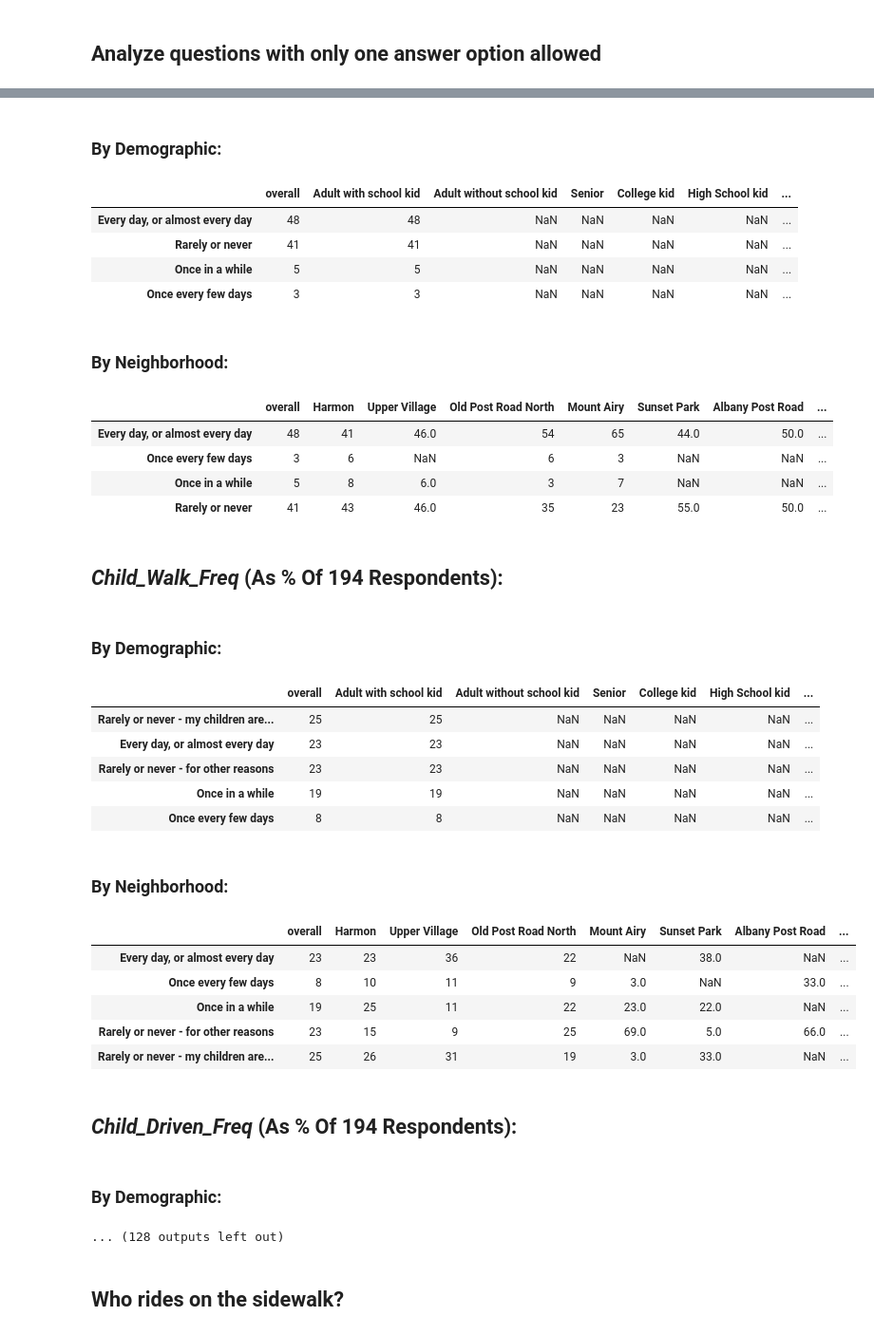
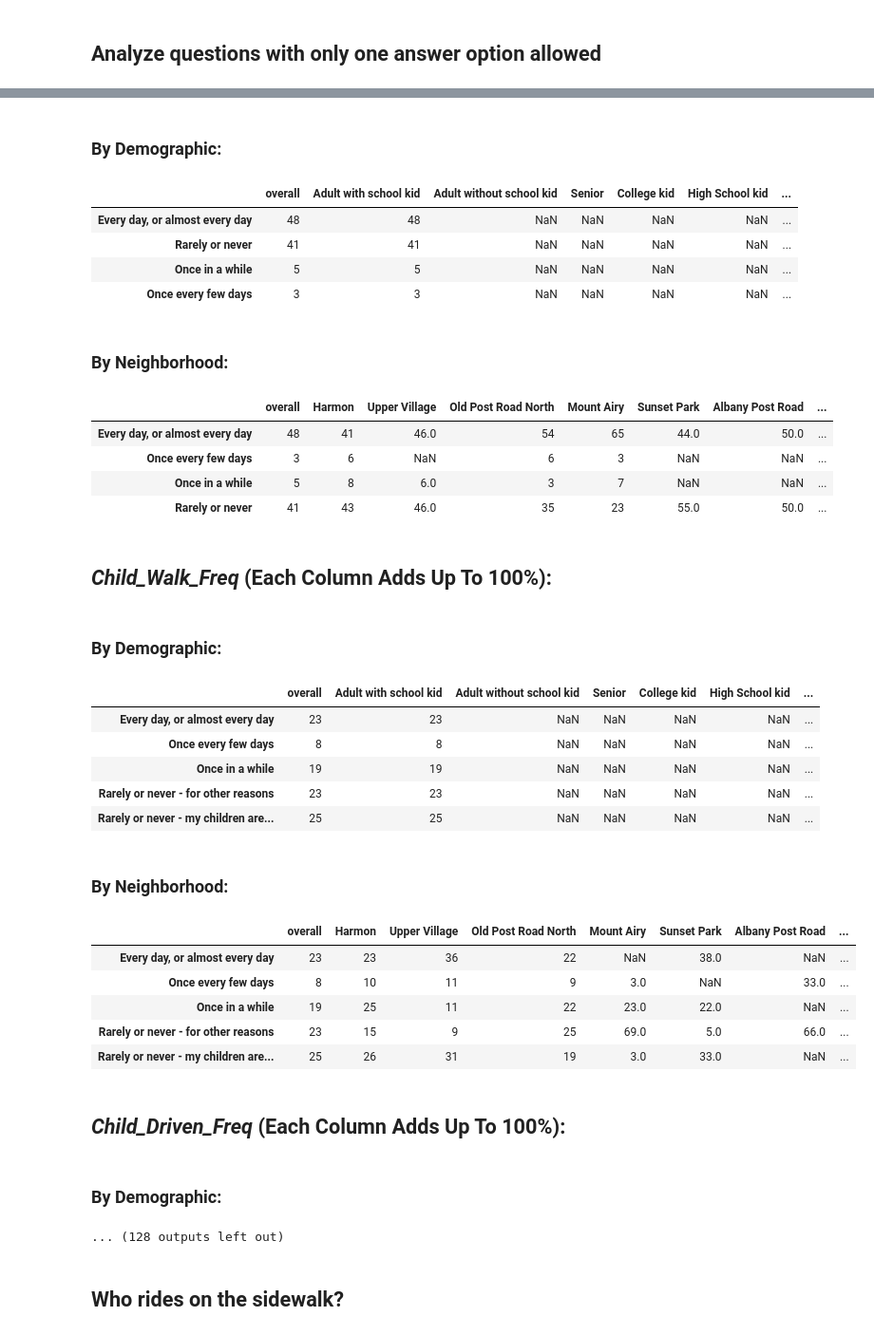
Before and after one commit to croton-on-hudson/bicycle-pedestrian-committee, a Jupyter notebook: survey/analysis/analysis_preliminary.ipynb, the cells around one changed output, grey strips where cells are left out. Shown at 95% size. Drawn from its saved outputs; the diff is of its cells as text; code cells hidden in the pictures.

```diff
--- a/survey/analysis/analysis_preliminary.ipynb
+++ b/survey/analysis/analysis_preliminary.ipynb
@@ -110,7 +110,7 @@ for field in fields:
     df3 = get_breakdown(field, 'neighborhood', percent=True)
 
     # print out results
-    display(Markdown('## *{}* (as % of {} respondents):'.format(field, get_num_respondents(field, df)).title()))
+    display(Markdown('## *{}* (each column adds up to 100%):'.format(field, get_num_respondents(field, df)).title()))
 
     display(Markdown('### by demographic:'.format(field, get_num_respondents(field, df)).title()))
     display(df2)
@@ -122,23 +122,23 @@ for field in fields:
 ### By Demographic:
 |  | overall | Adult with school kid | Adult without school kid | Senior | College kid | High School kid | ... |
 | Every day, or almost every day | 48 | 48 | NaN | NaN | NaN | NaN | ... |
 | Rarely or never | 41 | 41 | NaN | NaN | NaN | NaN | ... |
 | Once in a while | 5 | 5 | NaN | NaN | NaN | NaN | ... |
 | Once every few days | 3 | 3 | NaN | NaN | NaN | NaN | ... |
 ### By Neighborhood:
 |  | overall | Harmon | Upper Village | Old Post Road North | Mount Airy | Sunset Park | Albany Post Road | ... |
 | Every day, or almost every day | 48 | 41 | 46.0 | 54 | 65 | 44.0 | 50.0 | ... |
 | Once every few days | 3 | 6 | NaN | 6 | 3 | NaN | NaN | ... |
 | Once in a while | 5 | 8 | 6.0 | 3 | 7 | NaN | NaN | ... |
 | Rarely or never | 41 | 43 | 46.0 | 35 | 23 | 55.0 | 50.0 | ... |
-## *Child_Walk_Freq* (As % Of 194 Respondents):
+## *Child_Walk_Freq* (Each Column Adds Up To 100%):
 ### By Demographic:
 |  | overall | Adult with school kid | Adult without school kid | Senior | College kid | High School kid | ... |
+| Every day, or almost every day | 23 | 23 | NaN | NaN | NaN | NaN | ... |
+| Once every few days | 8 | 8 | NaN | NaN | NaN | NaN | ... |
+| Once in a while | 19 | 19 | NaN | NaN | NaN | NaN | ... |
+| Rarely or never - for other reasons | 23 | 23 | NaN | NaN | NaN | NaN | ... |
 | Rarely or never - my children are... | 25 | 25 | NaN | NaN | NaN | NaN | ... |
-| Every day, or almost every day | 23 | 23 | NaN | NaN | NaN | NaN | ... |
-| Rarely or never - for other reasons | 23 | 23 | NaN | NaN | NaN | NaN | ... |
-| Once in a while | 19 | 19 | NaN | NaN | NaN | NaN | ... |
-| Once every few days | 8 | 8 | NaN | NaN | NaN | NaN | ... |
 ### By Neighborhood:
 |  | overall | Harmon | Upper Village | Old Post Road North | Mount Airy | Sunset Park | Albany Post Road | ... |
 | Every day, or almost every day | 23 | 23 | 36 | 22 | NaN | 38.0 | NaN | ... |
@@ -146,7 +146,7 @@ for field in fields:
 | Once in a while | 19 | 25 | 11 | 22 | 23.0 | 22.0 | NaN | ... |
 | Rarely or never - for other reasons | 23 | 15 | 9 | 25 | 69.0 | 5.0 | 66.0 | ... |
 | Rarely or never - my children are... | 25 | 26 | 31 | 19 | 3.0 | 33.0 | NaN | ... |
-## *Child_Driven_Freq* (As % Of 194 Respondents):
+## *Child_Driven_Freq* (Each Column Adds Up To 100%):
 ### By Demographic:
 ... (128 outputs left out)
 # %% [markdown]
```
Also changed, not shown: parts of 3 cells of this notebook.
